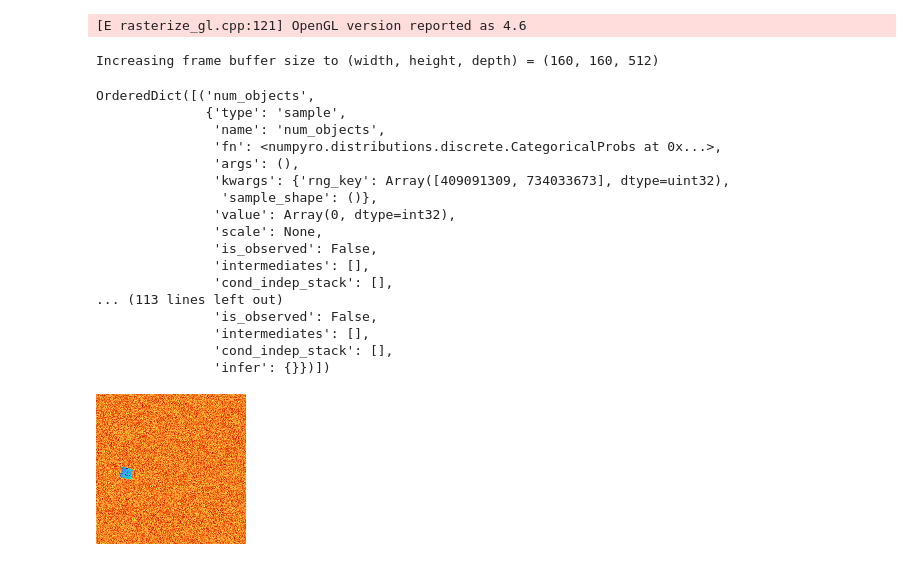
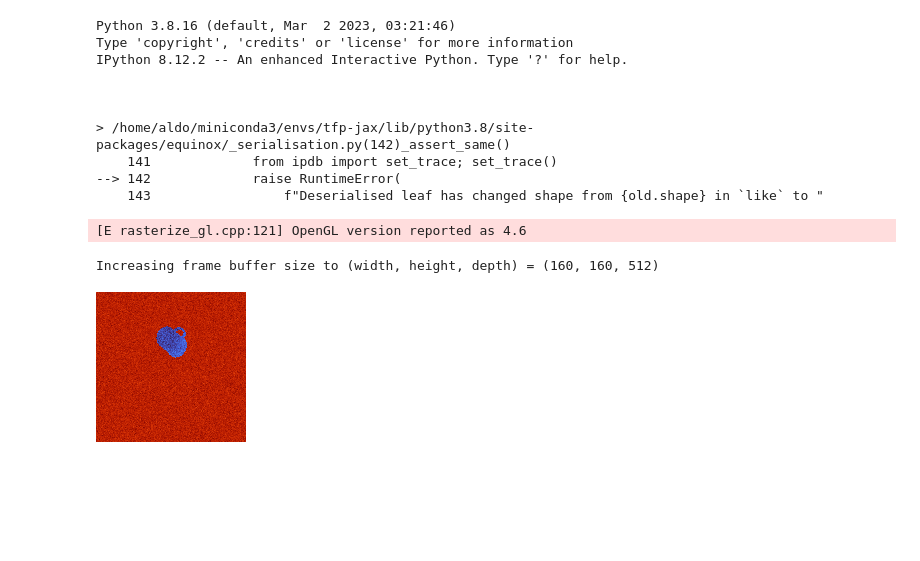
Before and after one commit to aldopareja/CNF-diff-probprog, a Jupyter notebook: visualize_bayes3d.ipynb, the cells around one changed output. Drawn from its saved outputs; the diff is of its cells as text; code cells hidden in the pictures; blank space fills up the shorter version.

```diff
--- a/visualize_bayes3d.ipynb
+++ b/visualize_bayes3d.ipynb
@@ -34,43 +34,34 @@ c = Infer.InferenceModelCfg(
 
 inference = Infer.InferenceModel(key=PRNGKey(0),c=c)
 # %%
-inference = eqx.tree_deserialise_leaves("tmp/500k_bayes3d_best.eqx", inference)
+inference = eqx.tree_deserialise_leaves("tmp/500k_bayes3d.eqx", inference)
 inference = eqx.tree_inference(inference, True)
+# %% [output]
+Python 3.8.16 (default, Mar  2 2023, 03:21:46)
+Type 'copyright', 'credits' or 'license' for more information
+IPython 8.12.2 -- An enhanced Interactive Python. Type '?' for help.
+
+
+
+> /home/aldo/miniconda3/envs/tfp-jax/lib/python3.8/site-packages/equinox/_serialisation.py(142)_assert_same()
+    141             from ipdb import set_trace; set_trace()
+--> 142             raise RuntimeError(
+    143                 f"Deserialised leaf has changed shape from {old.shape} in `like` to "
 # %%
-sampler_ = SceneSampler(
+sampler = SceneSampler(
                         # mesh_paths=[Path("sample_objs/bunny.obj")],
                         mesh_paths=[Path("ycb_video_models/models/025_mug/textured_simple.obj")],
                         num_objects=1,
                         max_pose_xy_noise=0.3,
                         )
-seed = PRNGKey(5378596782395720)
+sampler_ = lambda key: sampler(key, noise=False)
+seed = PRNGKey(1234)
 tr = trace(sampler_).get_trace(key=seed)
 img, flattened_patches, obs = sampler_(key=seed)
+gt_img = sampler.reconsctruct_from_patches(obs, (150,150), 15)
+gt_img = j.viz.get_depth_image(gt_img)
+gt_img
 # %% [output]
 [E rasterize_gl.cpp:121] OpenGL version reported as 4.6
 Increasing frame buffer size to (width, height, depth) = (160, 160, 512)
-OrderedDict([('num_objects',
-              {'type': 'sample',
-               'name': 'num_objects',
-               'fn': <numpyro.distributions.discrete.CategoricalProbs at 0x...>,
-               'args': (),
-               'kwargs': {'rng_key': Array([409091309, 734033673], dtype=uint32),
-                'sample_shape': ()},
-               'value': Array(0, dtype=int32),
-               'scale': None,
-               'is_observed': False,
-               'intermediates': [],
-               'cond_indep_stack': [],
-... (113 lines left out)
-               'is_observed': False,
-               'intermediates': [],
-               'cond_indep_stack': [],
-               'infer': {}})])
+[figure, added]
-# %%
-import bayes3d as j
-
-gt_img = sampler_.reconsctruct_from_patches(obs, (150,150), 15)
-gt_img = j.viz.get_depth_image(gt_img)
-gt_img
-# %% [output]
-[figure, removed]
```
Also changed, not shown: parts of 4 cells of this notebook, 8 other files.
